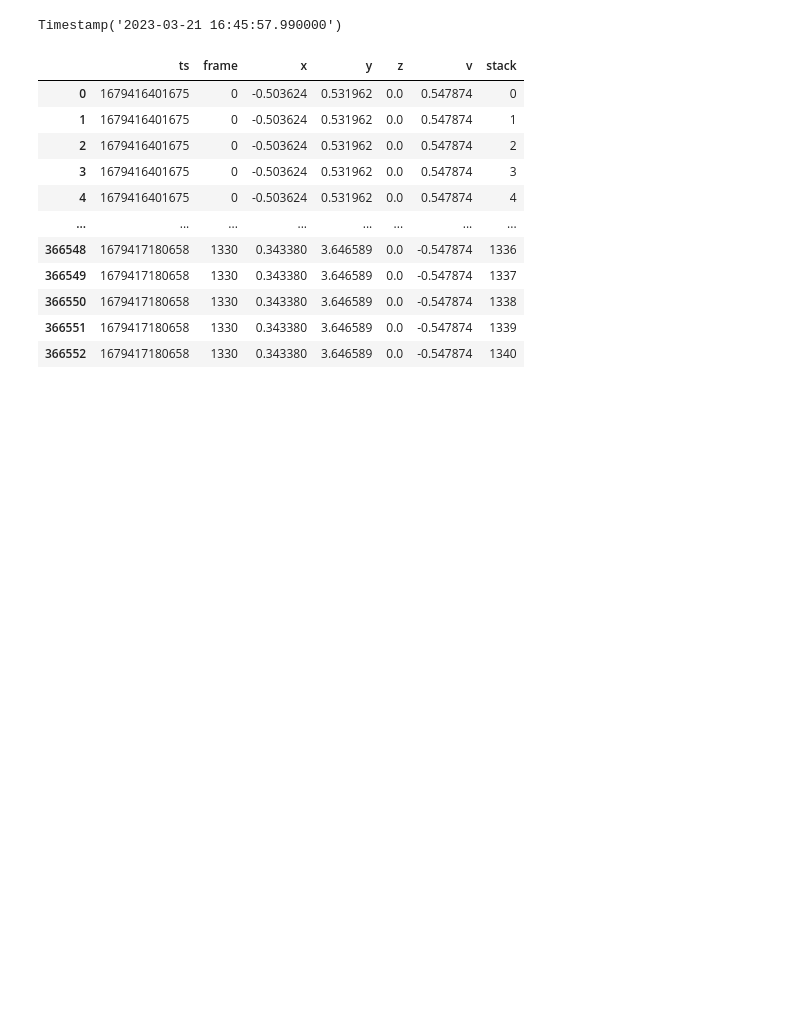
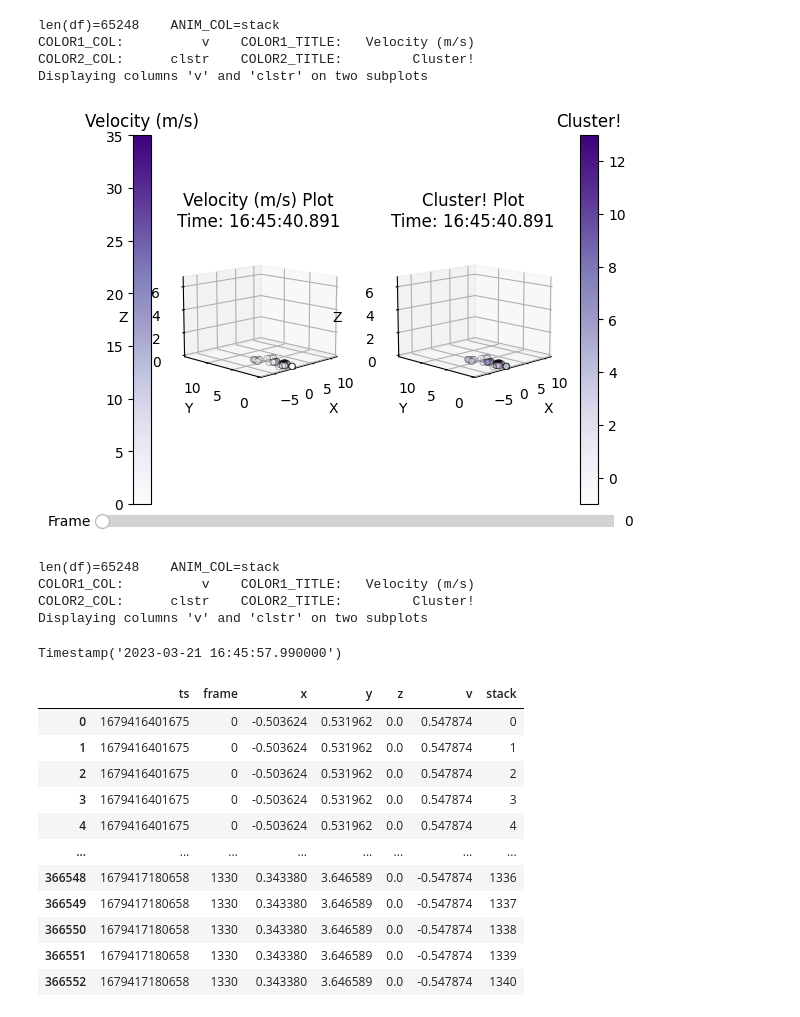
Before and after one commit to alexozwald/pymmw, a Jupyter notebook: bball_data3b/newdata.ipynb, the cells around one changed output. Drawn from its saved outputs; the diff is of its cells as text; code cells hidden in the pictures; blank space fills up the shorter version.

```diff
--- a/bball_data3b/newdata.ipynb
+++ b/bball_data3b/newdata.ipynb
@@ -24,3 +16,26 @@ df_ao_pitch = pd.read_csv('./data/03.31-ao_pitch.csv', engine='pyarrow')
+# %%
+def do_hdbscan(df_in: pd.DataFrame, MIN_CLSTRS: int, NORM: bool = False) -> pd.DataFrame:
+    from warnings import filterwarnings; filterwarnings('ignore', category=RuntimeWarning);
+
+    df_out = pd.DataFrame()
+    df_in = df_in.copy(deep=True)
+    df_in['v'] = df_in['v'].abs()
+
+    # add normalization here
+    if NORM:
+        df[['stack','x','y','z','v']] = df[['stack','x','y','z','v']].groupby('stack').apply(lambda x: (x - x.min()) / (x.max() - x.min())).fillna(0).drop('stack',axis=1).reset_index('stack')
+
+    for stack,g in df_in.groupby('stack'):
+        scan = hdbscan.HDBSCAN(min_cluster_size=MIN_CLSTRS, algorithm='best', alpha=1.0, metric='euclidean')
+        g = g.copy(deep=True)
+        #print(f"Length of g[{stack}] = {len(g)}")
+        model = scan.fit(g[['x','y','z','v']])
+        g = g.assign(outlier=model.outlier_scores_, clstr=model.labels_)
+        df_out = pd.concat([df_out, g])
+
+    df_out['outlier'] = df_out['outlier'].fillna(0)
+
+    return df_out
 # %%
 df = mk_stacks(df_jc_pitch, 10, 'frame', ['stack','frame','ts'])
-dd = stacks_above_v(df, 20)
+df = stack_over_v(df, 17)
@@ -51,0 +234,2 @@ dd
+# %%
+dd = stack_v(dd, 25).abs().round(2)[30:80]
@@ -51,0 +264,3 @@ dd
+# %%
+d = do_hdbscan(dd, 4)
+d
@@ -51,0 +283,9 @@ dd
+# %%
+anim = viz_slider(d, COLOR1_COL='v', COLOR1_TITLE='Velocity (m/s)', COLOR2_COL='clstr', COLOR2_TITLE='Cluster!')
+anim
+# %% [output]
+len(df)=65248    ANIM_COL=stack
+COLOR1_COL:          v    COLOR1_TITLE:   Velocity (m/s)
+COLOR2_COL:      clstr    COLOR2_TITLE:         Cluster!
+Displaying columns 'v' and 'clstr' on two subplots
+[figure, added]
@@ -52,3 +294,11 @@ dd
+# %%
+anim = viz_slider(d, COLOR1_COL='v', COLOR1_TITLE='Velocity (m/s)', COLOR2_COL='clstr', COLOR2_TITLE='Cluster!')
+anim
+# %% [output]
+len(df)=65248    ANIM_COL=stack
+COLOR1_COL:          v    COLOR1_TITLE:   Velocity (m/s)
+COLOR2_COL:      clstr    COLOR2_TITLE:         Cluster!
+Displaying columns 'v' and 'clstr' on two subplots
 # %%
 #viz_slider(df)
 # %%
```
Also changed, not shown: parts of 34 cells of this notebook, 8 other files.
